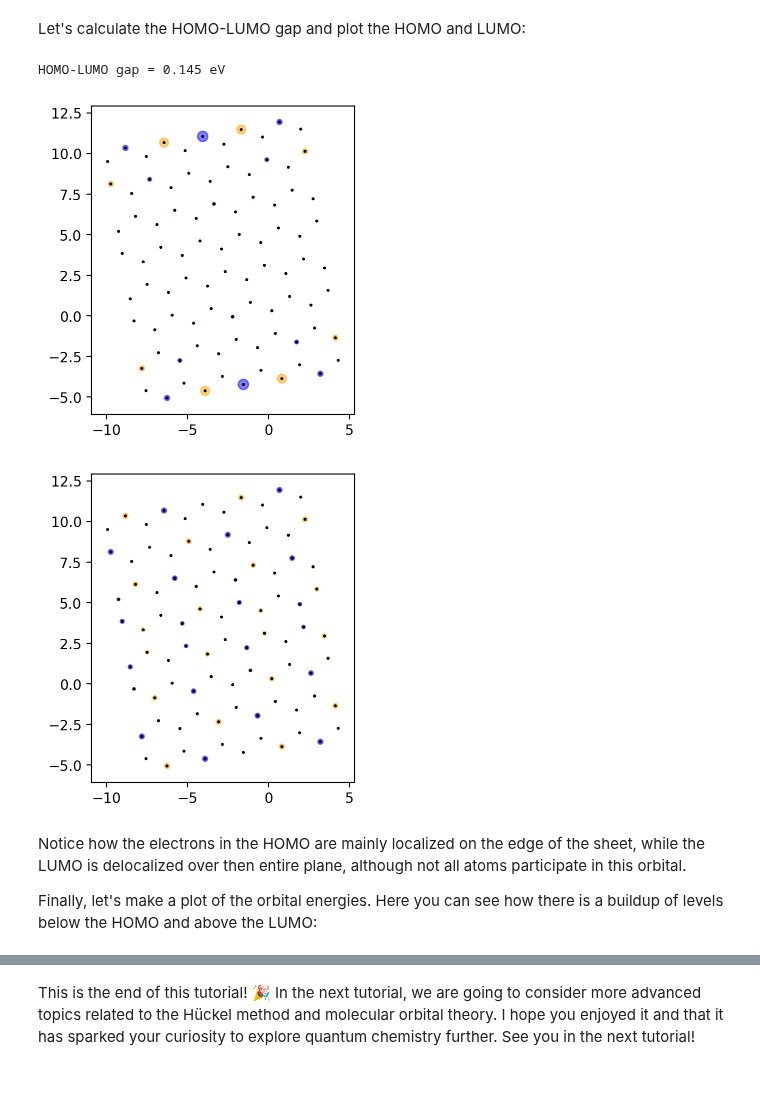
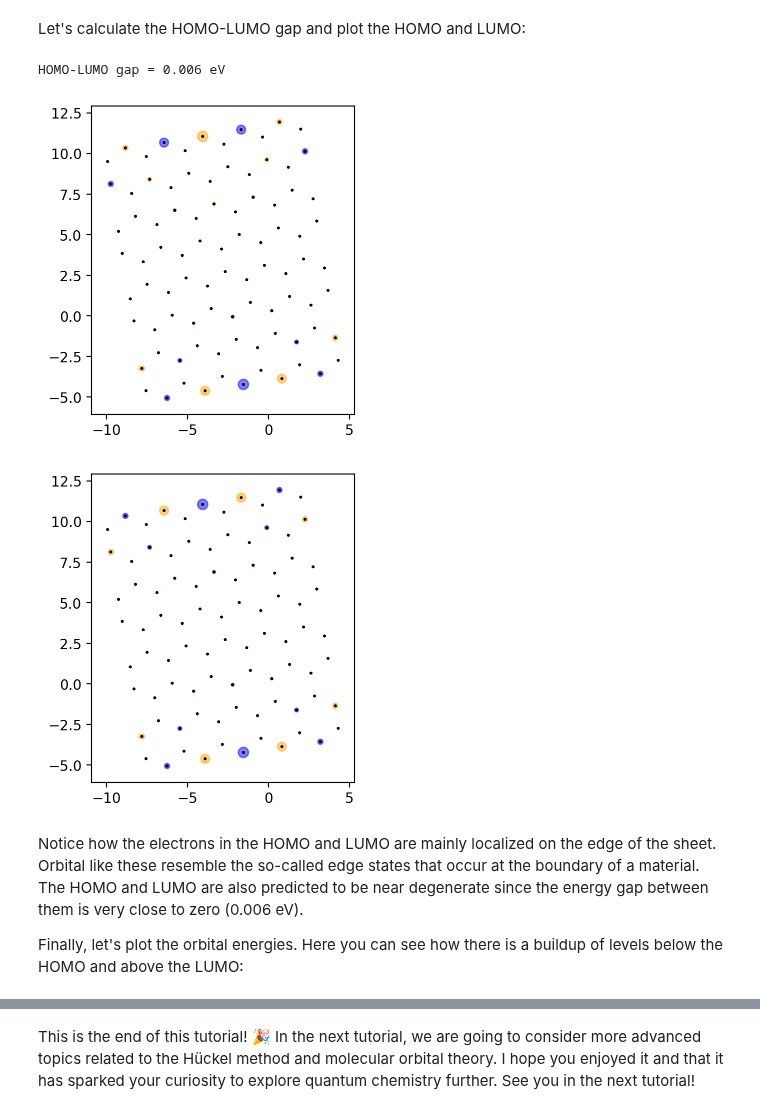
Before and after one commit to fevangelista/Quantum-Chemistry-Foundations, a Jupyter notebook: 02-Hückel Theory/02-Hückel Theory.ipynb, the cells around one changed output, grey strips where cells are left out. Cells and saved outputs as stored; diff of their text form; code cells hidden in the pictures; blank space fills up the shorter version.

```diff
--- a/02-Hückel Theory/02-Hückel Theory.ipynb
+++ b/02-Hückel Theory/02-Hückel Theory.ipynb
@@ -612,22 +615,23 @@ plt.imshow(C)
 # %% [markdown]
 Let's calculate the HOMO-LUMO gap and plot the HOMO and LUMO:
 # %%
-n_homo = len(atoms) // 2
-n_lumo = n_homo + 1
+# calculate the index of the HOMO and LUMO
+idx_homo = 43 # 88 electrons -> 44 occupied MOs -> HOMO = orbital 43 (zero-index)
+idx_lumo = idx_homo + 1
 
-print(f'HOMO-LUMO gap = {ε[n_lumo] - ε[n_homo]:.3f} eV')
+print(f'HOMO-LUMO gap = {ε[idx_lumo] - ε[idx_homo]:.3f} eV')
 
 coordinates = [(atom[1][0],atom[1][1]) for atom in atoms]
-plot_molecular_orbitals(coordinates,C[:,n_homo])
-plot_molecular_orbitals(coordinates,C[:,n_lumo])
+plot_molecular_orbitals(coordinates,C[:,idx_homo])
+plot_molecular_orbitals(coordinates,C[:,idx_lumo])
 # %% [output]
-HOMO-LUMO gap = 0.145 eV
+HOMO-LUMO gap = 0.006 eV
-[figure, old version]
+[figure, new version]
-[figure, old version]
+[figure, new version]
 # %% [markdown]
-Notice how the electrons in the HOMO are mainly localized on the edge of the sheet, while the LUMO is delocalized over then entire plane, although not all atoms participate in this orbital.
+Notice how the electrons in the HOMO and LUMO are mainly localized on the edge of the sheet. Orbital like these resemble the so-called edge states that occur at the boundary of a material. The HOMO and LUMO are also predicted to be near degenerate since the energy gap between them is very close to zero (0.006 eV).
 
-Finally, let's make a plot of the orbital energies. Here you can see how there is a buildup of levels below the HOMO and above the LUMO:
+Finally, let's plot the orbital energies. Here you can see how there is a buildup of levels below the HOMO and above the LUMO:
 # %%
 plot_orbital_energies(ε,len(atoms),labels=False)
 # %% [output]
```
Also changed, not shown: parts of 26 cells of this notebook.
